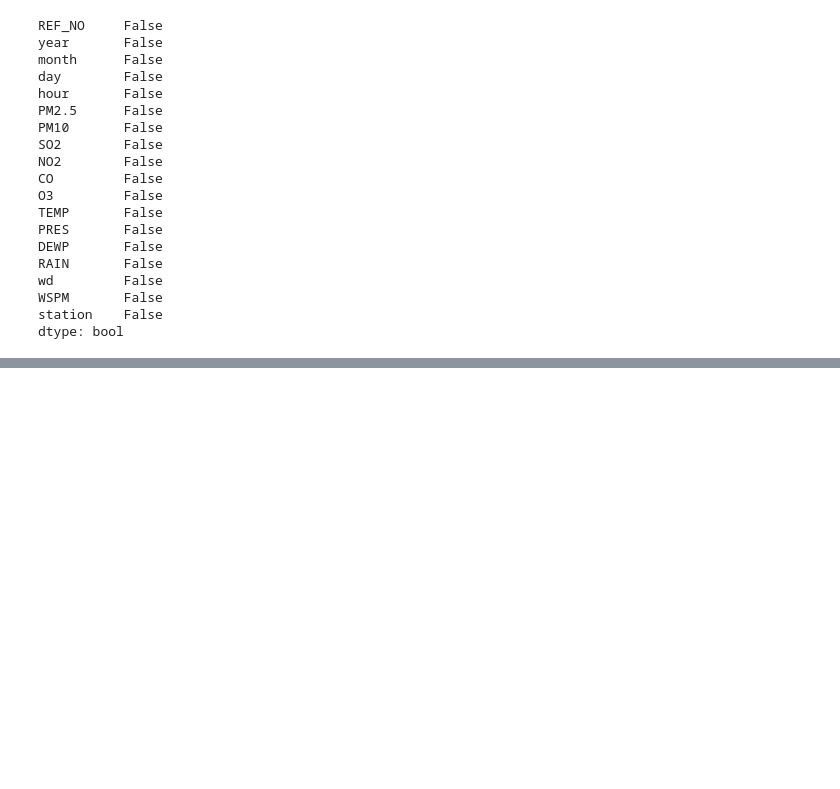
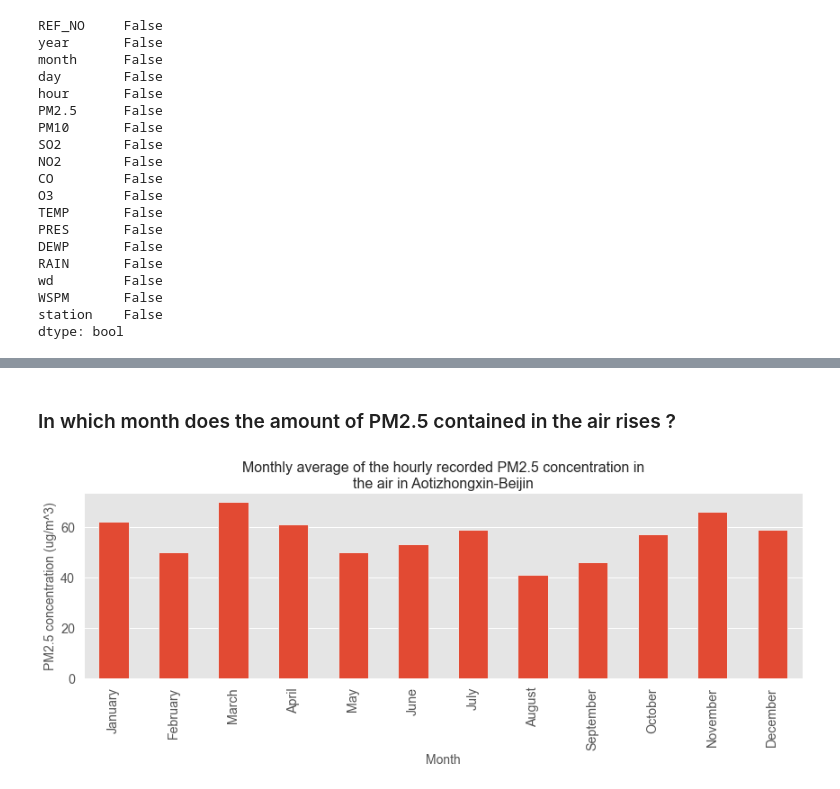
Before and after one commit to Karunakarbugide/PREDICTING-BEJINGS-AIR-POLLUTION, a Jupyter notebook: predict_bejing_air_pollution(PM2.5).ipynb, the cells around one changed output, grey strips where cells are left out. Saved outputs shown, nothing was run; the diff lists cells and outputs as text; code cells hidden in the pictures; blank space fills up the shorter version.

```diff
--- a/predict_bejing_air_pollution(PM2.5).ipynb
+++ b/predict_bejing_air_pollution(PM2.5).ipynb
@@ -242,0 +272,28 @@ dtype: bool
+# %% [markdown]
+### In which month does the amount of PM2.5 contained in the air rises ?
+# %%
+monthly_data = df_train[['month','PM2.5']]
+months = ['January','February','March','April','May','June','July',
+         'August','September','October','November','December']
+ordered_monthdf = pd.DataFrame(months,columns=['month'])
+map_dict = {}
+for i,j in enumerate(months):
+    map_dict.setdefault(i+1,j)
+
+monthly_data.month = monthly_data.month.map(map_dict)
+monthly_average = monthly_data.groupby('month').median()
+monthly_average = pd.merge(ordered_monthdf,monthly_average,left_on='month',right_index=True)
+monthly_average = np.round(monthly_average,1)
+monthly_average = monthly_average.set_index('month')
+
+# plot the data
+with plt.style.context('ggplot'):
+    monthly_average.plot(figsize=(12,5),legend=False,kind='bar',linewidth=.9)
+    plt.xlabel('Month',fontsize=14)
+    plt.ylabel('PM2.5 concentration (ug/m^3)',fontsize=14)
+    plt.title('Monthly average of the hourly recorded PM2.5 concentration in\nthe air in Aotizhongxin-Beijin',fontsize=16)
+    plt.grid(axis='x')
+    plt.tight_layout()
+    plt.show()
+# %% [output]
+[figure, added]
```
Also changed, not shown: parts of 10 cells of this notebook.
